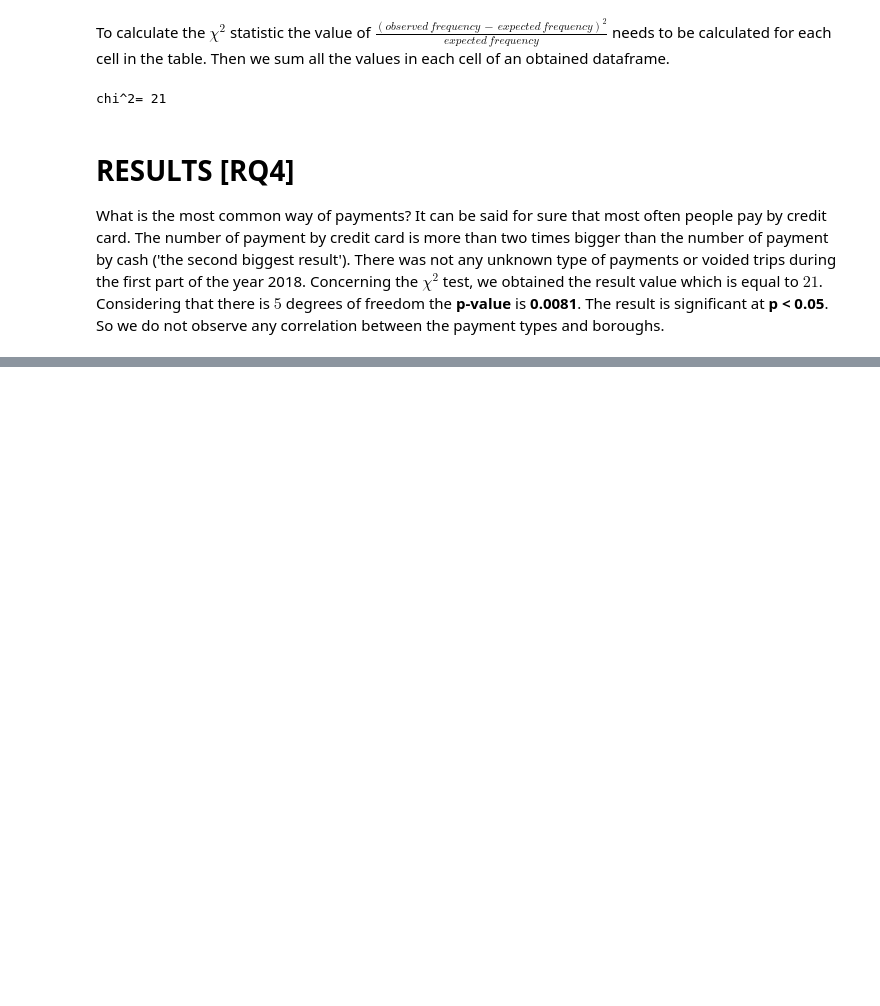
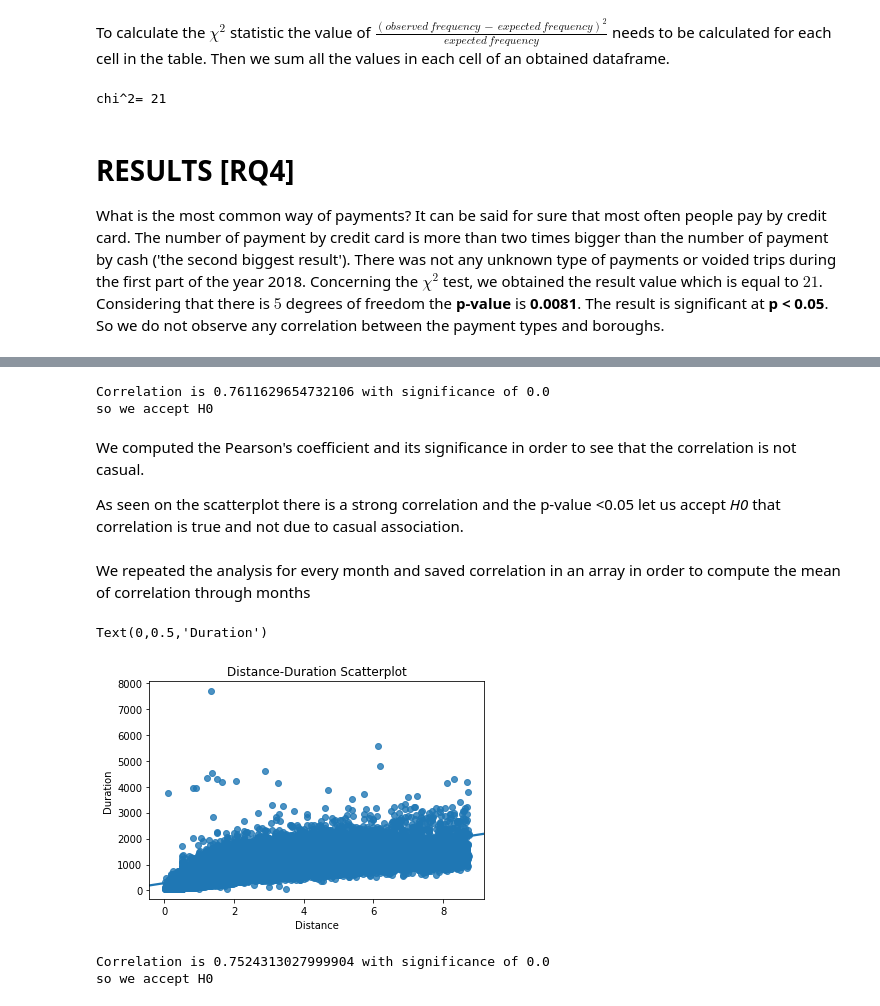
Before and after one commit to marcovicentini/HW2ADM, a Jupyter notebook: DEFINTIVE.ipynb, the cells around one changed output, grey strips where cells are left out. Cells and saved outputs as stored; diff of their text form; code cells hidden in the pictures; blank space fills up the shorter version.

```diff
--- a/DEFINTIVE.ipynb
+++ b/DEFINTIVE.ipynb
@@ -665,0 +729,20 @@ Concerning the $\chi^2$ test, we obtained the result value which is equal to $21
+# %%
+corrMonth=pearsonr(month['trip_distance'], month['DeltaTime'])
+print('Correlation is ',end='')
+print(corrMonth[0],end='')
+print(' with significance of ',end='')
+print(corrMonth[1])
+if corrMonth[1]<0.05:
+    print('so we accept H0')
+else:
+    print('so we reject H0')
+correlations[0]=corrMonth[0]
+# %% [output]
+Correlation is 0.7611629654732106 with significance of 0.0
+so we accept H0
+# %% [markdown]
+We computed the Pearson's coefficient and its significance in order to see that the correlation is not casual.
+
+As seen on the scatterplot there is a strong correlation and the p-value <0.05 let us accept *H0* that correlation is true and not due to casual association.
+# %% [markdown]
+We repeated the analysis for every month and saved correlation in an array in order to compute the mean of correlation through months
@@ -665,0 +755,5 @@ Concerning the $\chi^2$ test, we obtained the result value which is equal to $21
+# %%
+month['tpep_dropoff_datetime']=pandas.to_datetime(month['tpep_dropoff_datetime'], format='%Y-%m-%d %H:%M:%S')
+month['tpep_pickup_datetime']=pandas.to_datetime(month['tpep_pickup_datetime'], format='%Y-%m-%d %H:%M:%S')
+# %%
+durata=month['tpep_dropoff_datetime']-month['tpep_pickup_datetime']
@@ -665,0 +763,34 @@ Concerning the $\chi^2$ test, we obtained the result value which is equal to $21
+# %%
+durata=pandas.DataFrame(durata)
+durata=durata[0].apply(inSeconds)
+month['DeltaTime']=durata
+month=month.loc[(month['DeltaTime']>60)]
+month=month.loc[(month['DeltaTime']<10800)]
+# %%
+Q1=month.trip_distance.quantile(0.25)
+Q3=month.trip_distance.quantile(0.75)
+W=Q3-Q1
+bound=Q3+(3*W)
+month=month.loc[(month['trip_distance']<bound)]
+# %%
+sns.regplot("trip_distance", "DeltaTime", data=month.sample(50000))
+plt.title('Distance-Duration Scatterplot')
+plt.xlabel('Distance')
+plt.ylabel('Duration')
+# %% [output]
+Text(0,0.5,'Duration')
+[figure, added]
+# %%
+corrMonth=pearsonr(month['trip_distance'], month['DeltaTime'])
+print('Correlation is ',end='')
+print(corrMonth[0],end='')
+print(' with significance of ',end='')
+print(corrMonth[1])
+if corrMonth[1]<0.05:
+    print('so we accept H0')
+else:
+    print('so we reject H0')
+correlations[1]=corrMonth[0]
+# %% [output]
+Correlation is 0.7524313027999904 with significance of 0.0
+so we accept H0
```
Also changed, not shown: parts of 134 cells of this notebook.
